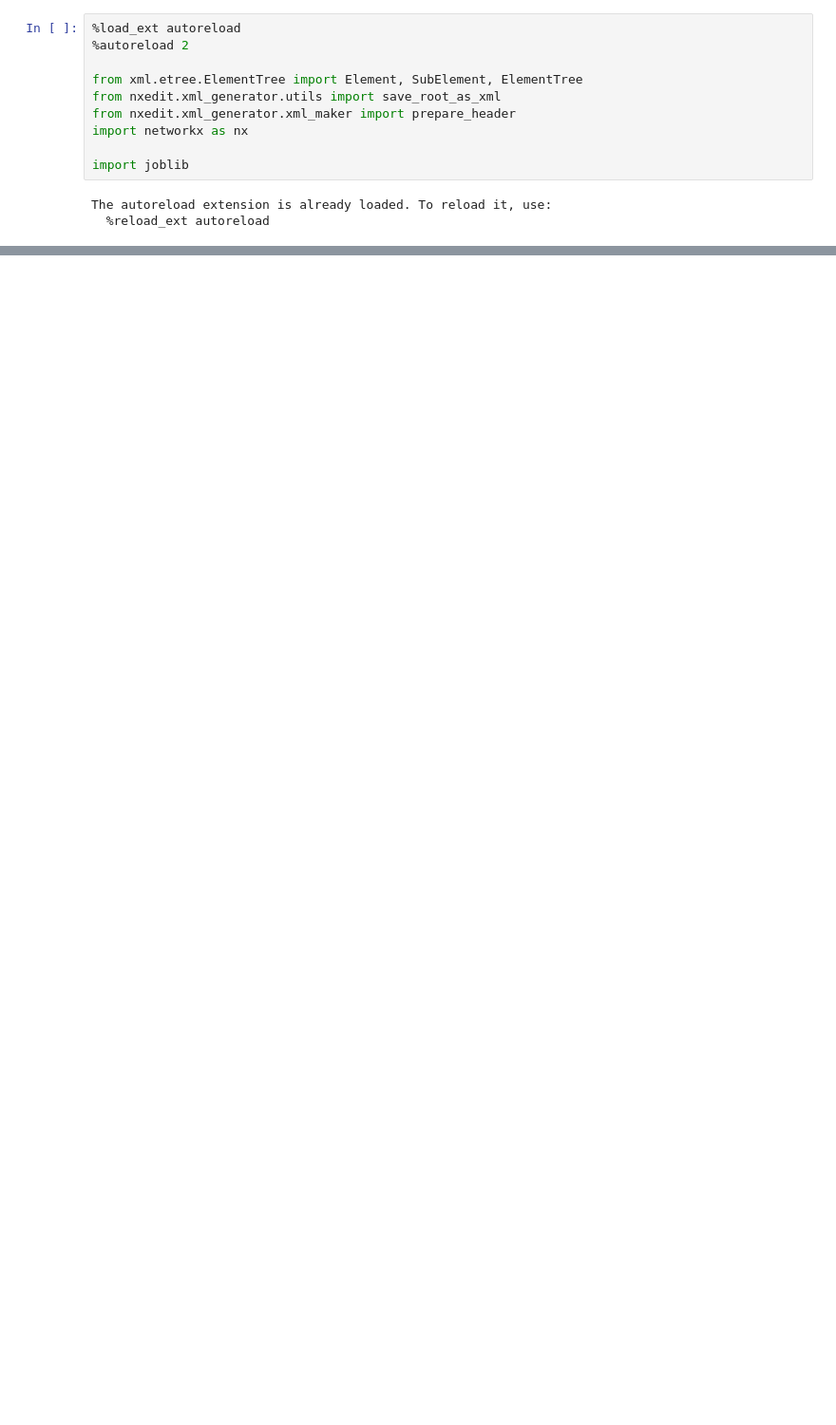
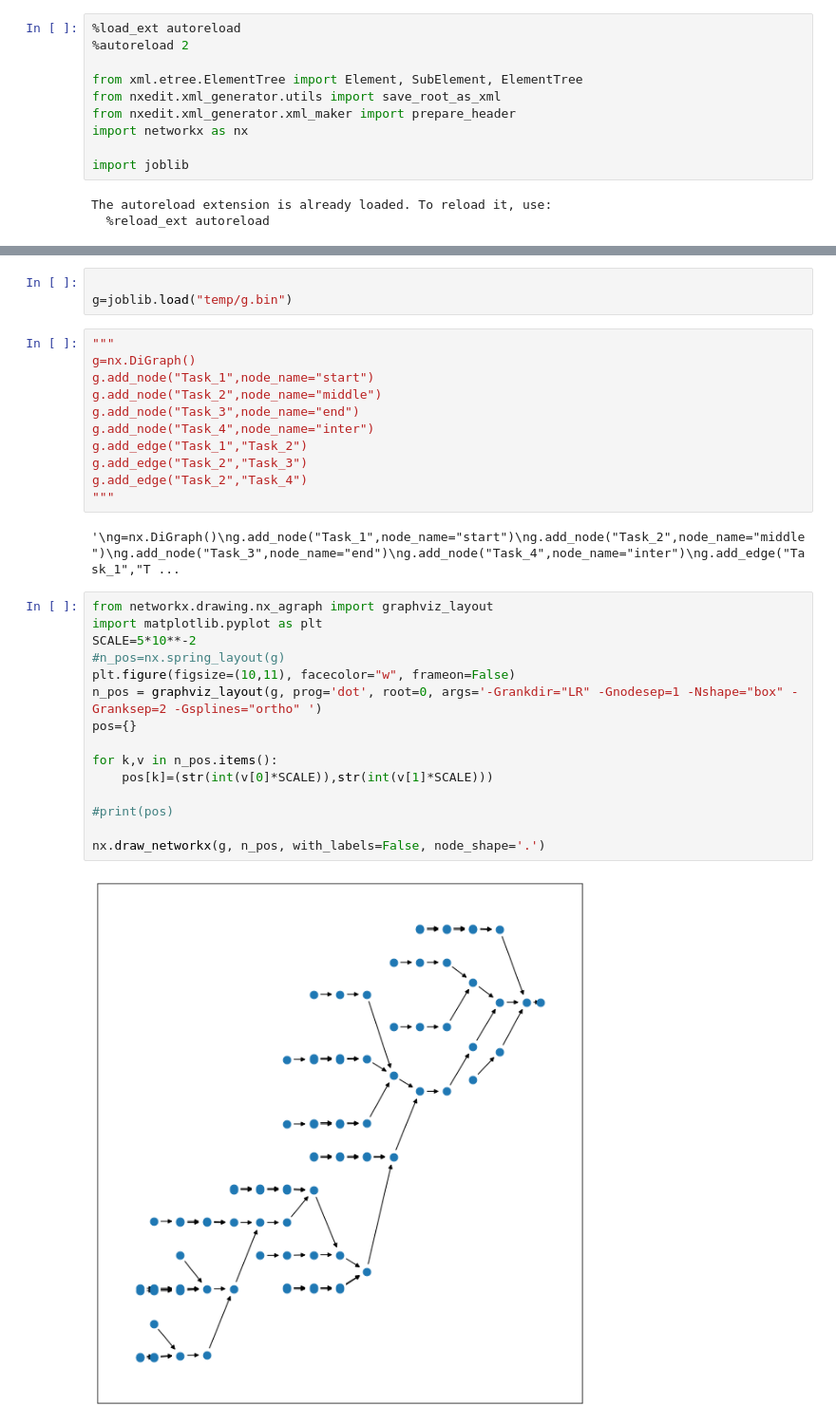
Before and after one commit to KanHatakeyama/flowmater3.1, a Jupyter notebook: ml/convert_to_bpmn.ipynb, the cells around one changed output, grey strips where cells are left out. Shown at 95% size. Drawn from its saved outputs; the diff is of its cells as text; blank space fills up the shorter version.

```diff
--- a/ml/convert_to_bpmn.ipynb
+++ b/ml/convert_to_bpmn.ipynb
@@ -69,0 +16,33 @@ save_root_as_xml(root,"temp/example.xml")
+# %%
+
+g=joblib.load("temp/g.bin")
+# %%
+"""
+g=nx.DiGraph()
+g.add_node("Task_1",node_name="start")
+g.add_node("Task_2",node_name="middle")
+g.add_node("Task_3",node_name="end")
+g.add_node("Task_4",node_name="inter")
+g.add_edge("Task_1","Task_2")
+g.add_edge("Task_2","Task_3")
+g.add_edge("Task_2","Task_4")
+"""
+# %% [output]
+'\ng=nx.DiGraph()\ng.add_node("Task_1",node_name="start")\ng.add_node("Task_2",node_name="middle")\ng.add_node("Task_3",node_name="end")\ng.add_node("Task_4",node_name="inter")\ng.add_edge("Task_1","T ...
+# %%
+from networkx.drawing.nx_agraph import graphviz_layout
+import matplotlib.pyplot as plt
+SCALE=5*10**-2
+#n_pos=nx.spring_layout(g)
+plt.figure(figsize=(10,11), facecolor="w", frameon=False)
+n_pos = graphviz_layout(g, prog='dot', root=0, args='-Grankdir="LR" -Gnodesep=1 -Nshape="box" -Granksep=2 -Gsplines="ortho" ')
+pos={}
+
+for k,v in n_pos.items():
+    pos[k]=(str(int(v[0]*SCALE)),str(int(v[1]*SCALE)))
+
+#print(pos)
+
+nx.draw_networkx(g, n_pos, with_labels=False, node_shape='.')
+# %% [output]
+[figure, added]
```
Also changed, not shown: parts of 5 cells of this notebook, 3 other files.
